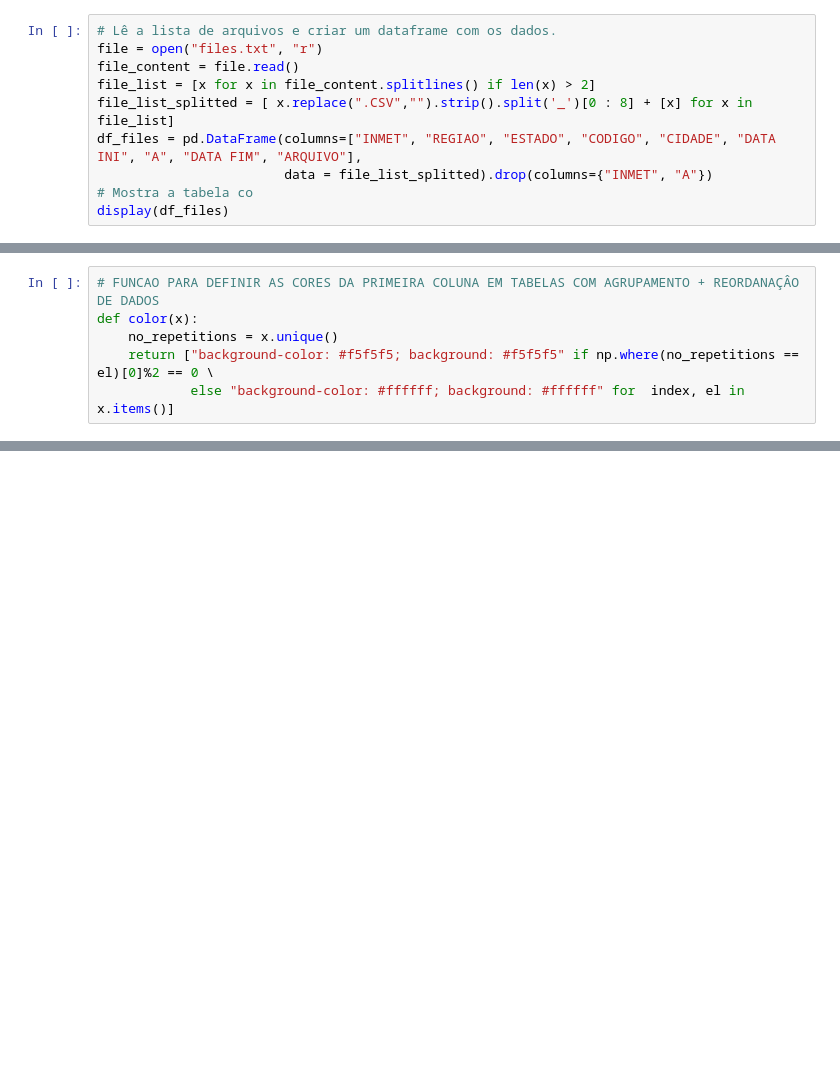
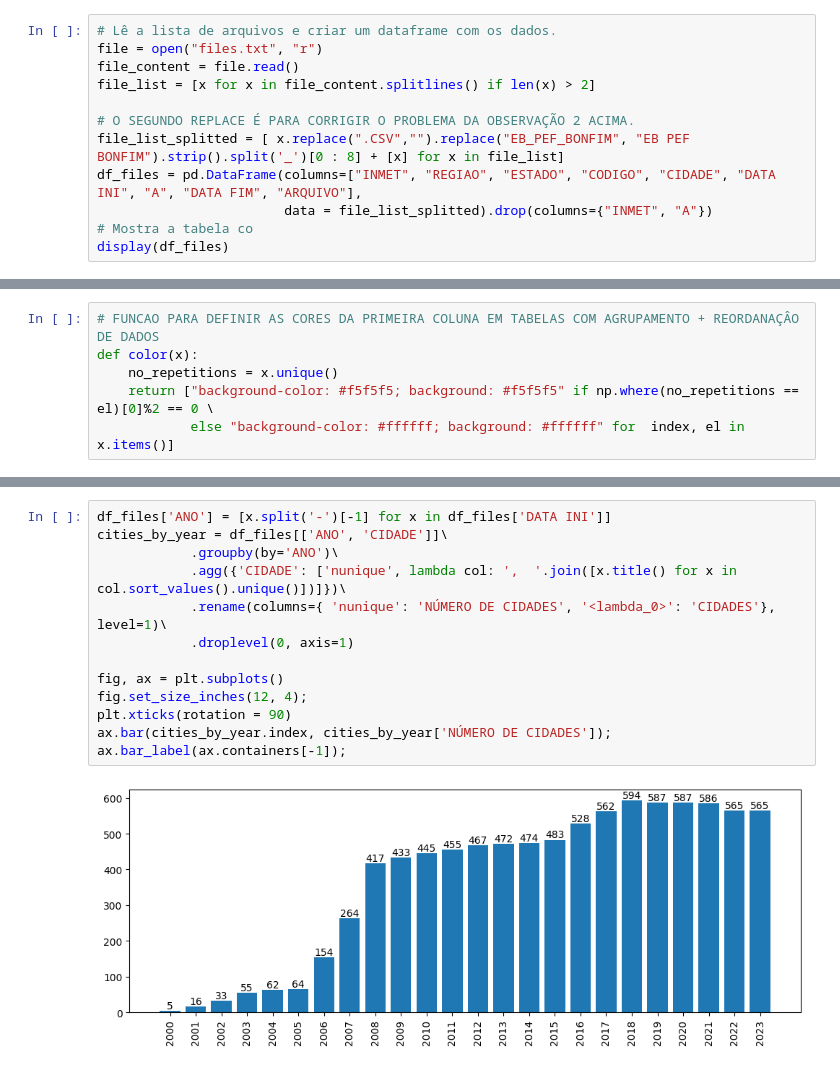
Before and after one commit to nfmmendes/INMET-data-play, a Jupyter notebook: Dados Metereológicos do INMET.ipynb, the cells around one changed output, grey strips where cells are left out. Saved outputs shown, nothing was run; the diff lists cells and outputs as text; blank space fills up the shorter version.

Commit message:
Improve table style and add monitoring interval data

```diff
--- a/Dados Metereológicos do INMET.ipynb
+++ b/Dados Metereológicos do INMET.ipynb
@@ -31,7 +34,9 @@ import matplotlib.pyplot as plt
 file = open("files.txt", "r")
 file_content = file.read()
 file_list = [x for x in file_content.splitlines() if len(x) > 2]
-file_list_splitted = [ x.replace(".CSV","").strip().split('_')[0 : 8] + [x] for x in file_list]
+
+# O SEGUNDO REPLACE É PARA CORRIGIR O PROBLEMA DA OBSERVAÇÃO 2 ACIMA.
+file_list_splitted = [ x.replace(".CSV","").replace("EB_PEF_BONFIM", "EB PEF BONFIM").strip().split('_')[0 : 8] + [x] for x in file_list]
 df_files = pd.DataFrame(columns=["INMET", "REGIAO", "ESTADO", "CODIGO", "CIDADE", "DATA INI", "A", "DATA FIM", "ARQUIVO"],
                         data = file_list_splitted).drop(columns={"INMET", "A"})
 # Mostra a tabela co
@@ -101,0 +112,15 @@ display(df_files[['REGIAO', 'ESTADO', 'CIDADE']]\
+# %%
+df_files['ANO'] = [x.split('-')[-1] for x in df_files['DATA INI']]
+cities_by_year = df_files[['ANO', 'CIDADE']]\
+            .groupby(by='ANO')\
+            .agg({'CIDADE': ['nunique', lambda col: ',  '.join([x.title() for x in col.sort_values().unique()])]})\
+            .rename(columns={ 'nunique': 'NÚMERO DE CIDADES', '<lambda_0>': 'CIDADES'}, level=1)\
+            .droplevel(0, axis=1)
+
+fig, ax = plt.subplots()
+fig.set_size_inches(12, 4);
+plt.xticks(rotation = 90)
+ax.bar(cities_by_year.index, cities_by_year['NÚMERO DE CIDADES']);
+ax.bar_label(ax.containers[-1]);
+# %% [output]
+[figure, added]
```
Also changed, not shown: parts of 6 cells of this notebook.
